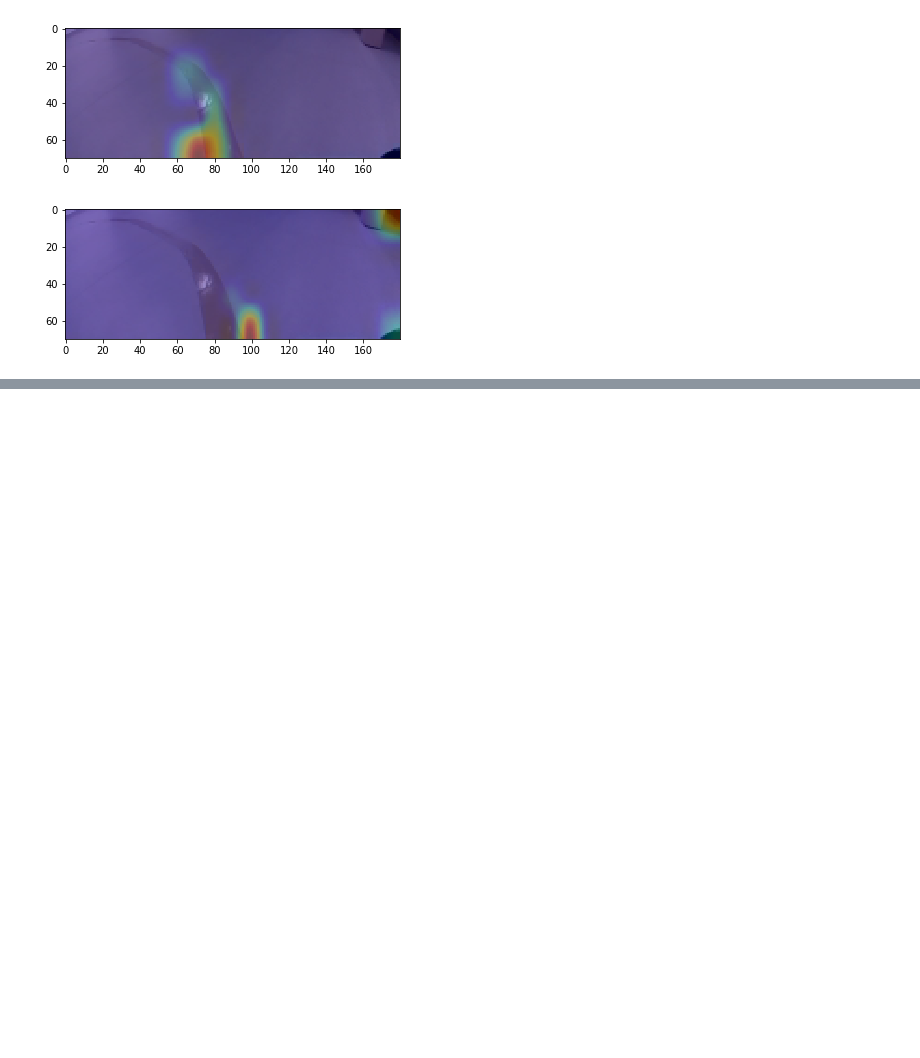
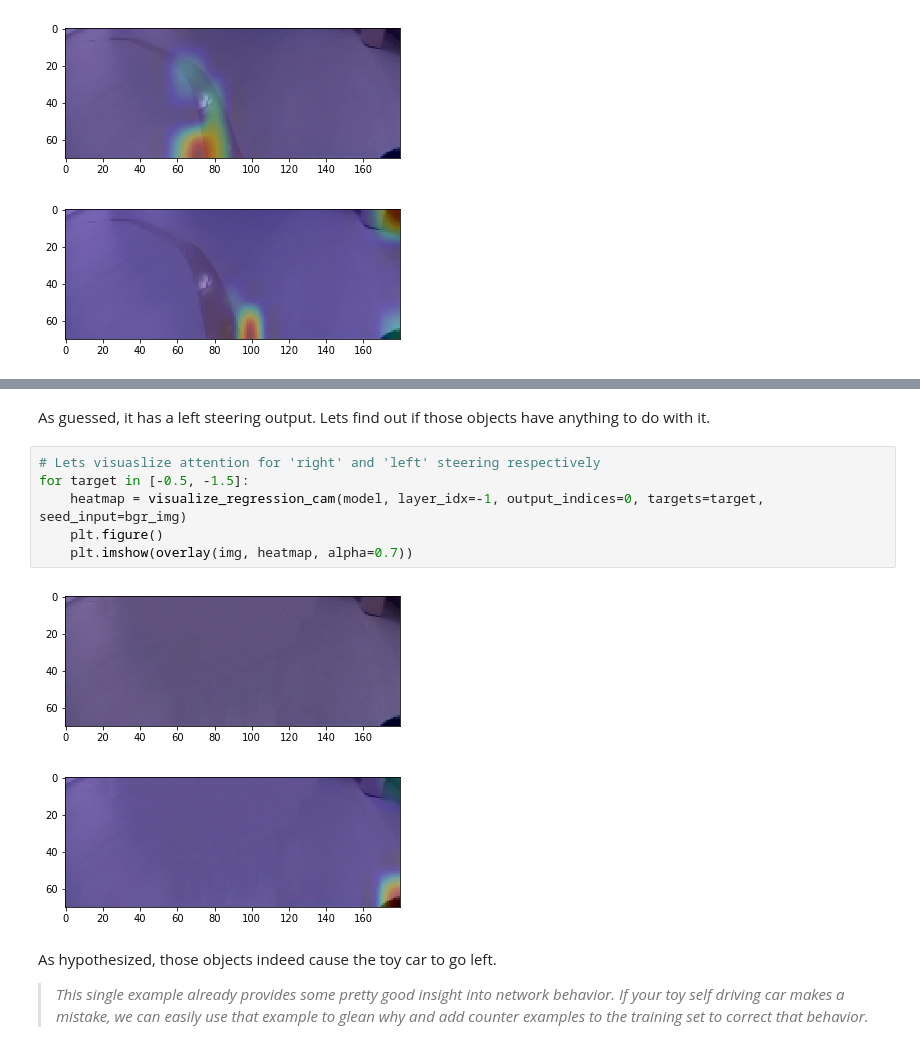
Before and after one commit to raghakot/keras-vis, a Jupyter notebook: applications/self_driving/visualize_attention.ipynb, the cells around one changed output, grey strips where cells are left out. Cells and saved outputs as stored; diff of their text form; blank space fills up the shorter version.

```diff
--- a/applications/self_driving/visualize_attention.ipynb
+++ b/applications/self_driving/visualize_attention.ipynb
@@ -81,0 +100,15 @@ The other output is intuitive as well. Interestingly, The the objects in the roo
+# %% [markdown]
+As guessed, it has a left steering output. Lets find out if those objects have anything to do with it.
+# %%
+# Lets visuaslize attention for 'right' and 'left' steering respectively
+for target in [-0.5, -1.5]:
+    heatmap = visualize_regression_cam(model, layer_idx=-1, output_indices=0, targets=target, seed_input=bgr_img)
+    plt.figure()
+    plt.imshow(overlay(img, heatmap, alpha=0.7))
+# %% [output]
+[figure, added]
+[figure, added]
+# %% [markdown]
+As hypothesized, those objects indeed cause the toy car to go left.
+
+> *This single example already provides some pretty good insight into network behavior. If your toy self driving car makes a mistake, we can easily use that example to glean why and add counter examples to the training set to correct that behavior.*
```
Also changed, not shown: parts of 4 cells of this notebook, 1 other file.
